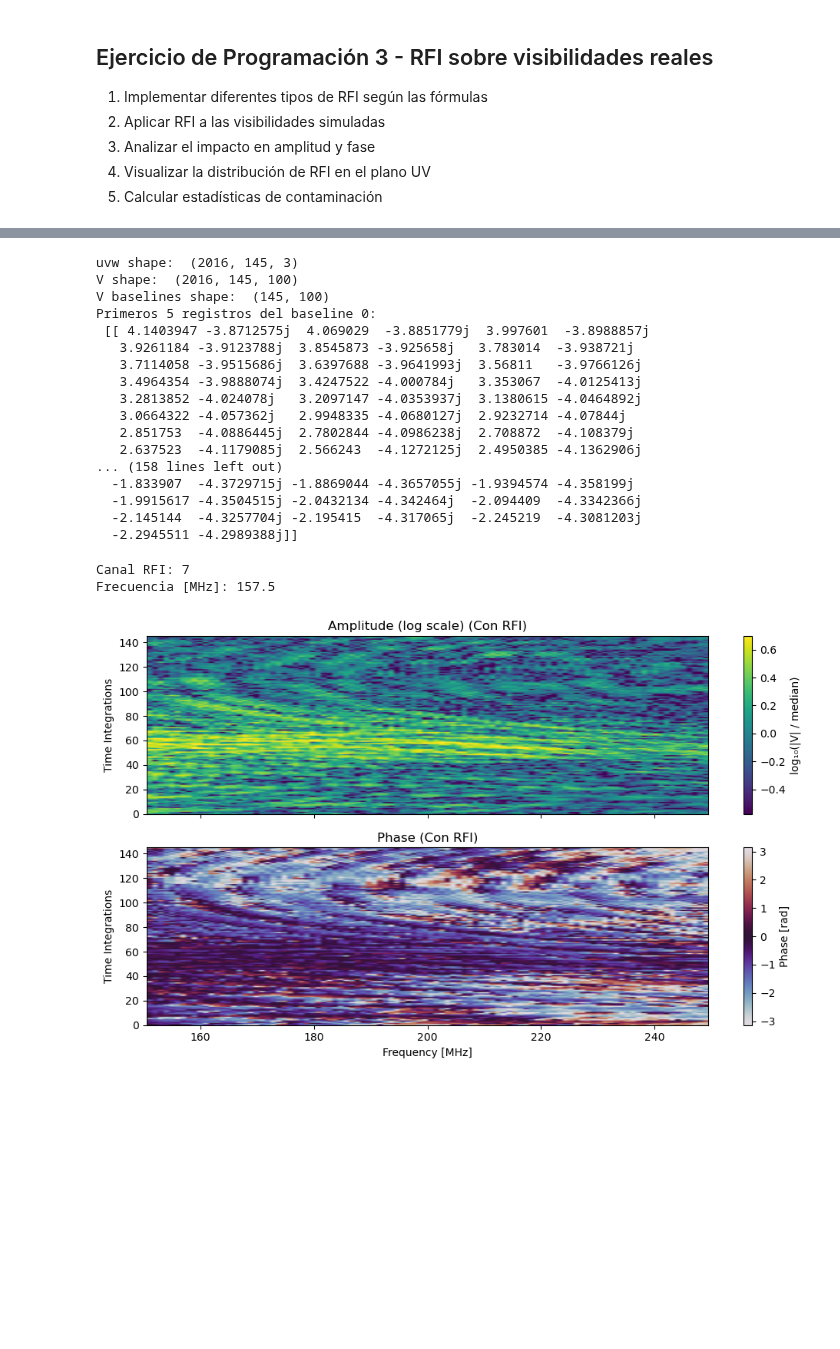
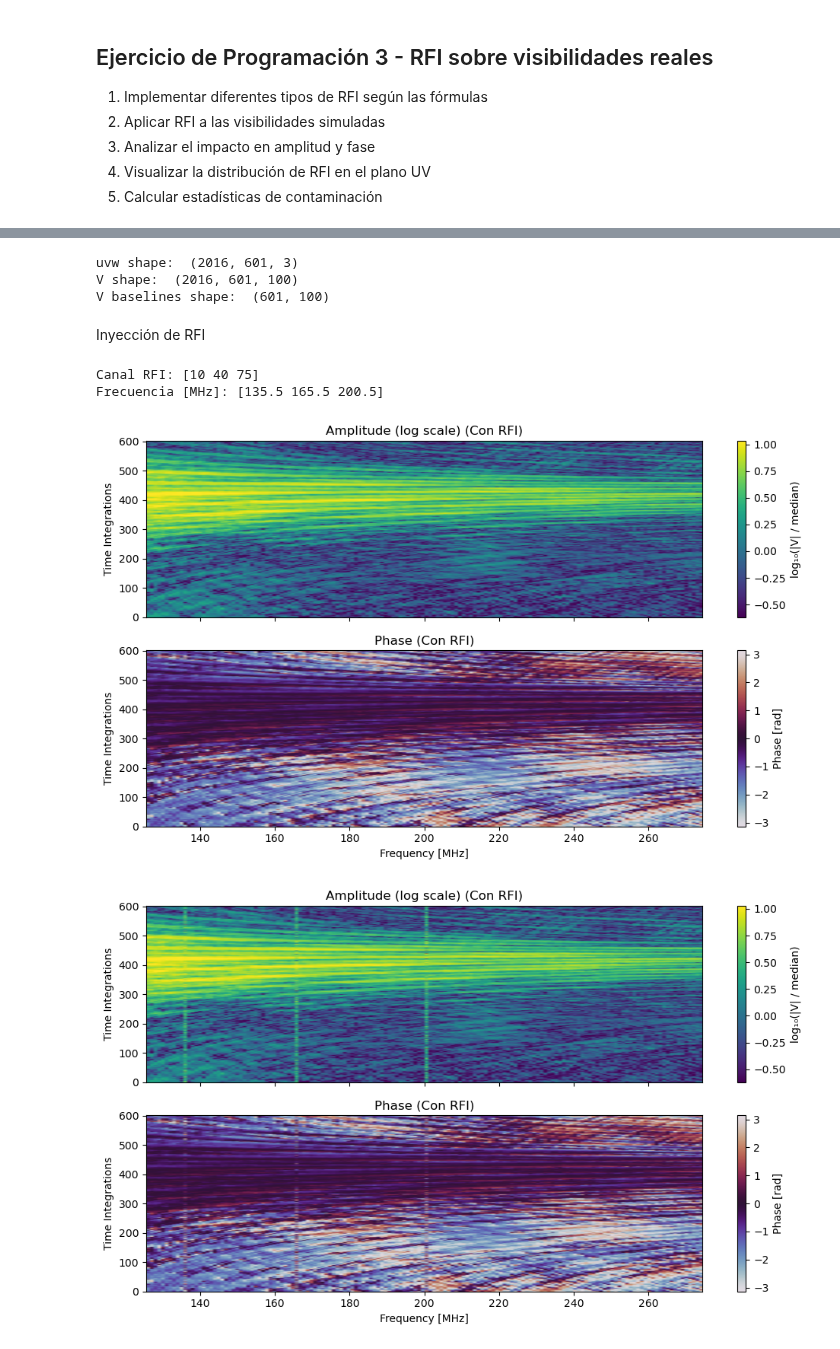
Before and after one commit to Mieres7/RadioInterferometry, a Jupyter notebook: TallerDeInvestigación/RFI.ipynb, the cells around one changed output, grey strips where cells are left out. Cells and saved outputs as stored; diff of their text form; code cells hidden in the pictures; blank space fills up the shorter version.

```diff
--- a/TallerDeInvestigación/RFI.ipynb
+++ b/TallerDeInvestigación/RFI.ipynb
@@ -81,25 +54,13 @@ plot_uv_density_paper_style(uvw, 512)
 print("uvw shape: ", uvw.shape)
 print("V shape: ", V.shape)
 print("V baselines shape: ", V[0].shape)
-print("Primeros 5 registros del baseline 0: \n", V[0][:5])
+# print("Primeros 3 registros del baseline 0: \n", V[0][:3])
 # %% [output]
-uvw shape:  (2016, 145, 3)
-V shape:  (2016, 145, 100)
-V baselines shape:  (145, 100)
-Primeros 5 registros del baseline 0:
- [[ 4.1403947 -3.8712575j  4.069029  -3.8851779j  3.997601  -3.8988857j
-   3.9261184 -3.9123788j  3.8545873 -3.925658j   3.783014  -3.938721j
-   3.7114058 -3.9515686j  3.6397688 -3.9641993j  3.56811   -3.9766126j
-   3.4964354 -3.9888074j  3.4247522 -4.000784j   3.353067  -4.0125413j
-   3.2813852 -4.024078j   3.2097147 -4.0353937j  3.1380615 -4.0464892j
-   3.0664322 -4.057362j   2.9948335 -4.0680127j  2.9232714 -4.07844j
-   2.851753  -4.0886445j  2.7802844 -4.0986238j  2.708872  -4.108379j
-   2.637523  -4.1179085j  2.566243  -4.1272125j  2.4950385 -4.1362906j
-... (158 lines left out)
-  -1.833907  -4.3729715j -1.8869044 -4.3657055j -1.9394574 -4.358199j
-  -1.9915617 -4.3504515j -2.0432134 -4.342464j  -2.094409  -4.3342366j
-  -2.145144  -4.3257704j -2.195415  -4.317065j  -2.245219  -4.3081203j
-  -2.2945511 -4.2989388j]]
+uvw shape:  (2016, 601, 3)
+V shape:  (2016, 601, 100)
+V baselines shape:  (601, 100)
+# %% [markdown]
+Inyección de RFI
 # %%
 from modules.noise import narrowband_rfi
 
@@ -107,7 +68,7 @@ V_rfi, k, f_rfi = narrowband_rfi(
     V,
     frequencies,
     amplitude=10,
-    k_rfi=7,
+    k_rfi=[10, 40, 75],
     seed=42
 )
 
@@ -117,5 +78,5 @@ print("Frecuencia [MHz]:", f_rfi / 1e6)
 
 V_corrupted = V + V_rfi
 # %% [output]
-Canal RFI: 7
-Frecuencia [MHz]: 157.5
+Canal RFI: [10 40 75]
+Frecuencia [MHz]: [135.5 165.5 200.5]
@@ -188,8 +83,17 @@ def plot_visibility_waterfall_publication(
 # %%
-plot_visibility_waterfall_publication(
+from modules.plots import plot_time_frequency
+
+plot_time_frequency(
     V,
     frequencies,
     title_suffix="(Con RFI)"
 )
+
+plot_time_frequency(
+    V_corrupted,
+    frequencies,
+    title_suffix="(Con RFI)"
+)
 # %% [output]
-[figure, old version]
+[figure, new version]
+[figure, added]
```
Also changed, not shown: parts of 14 cells of this notebook, 4 other files.
